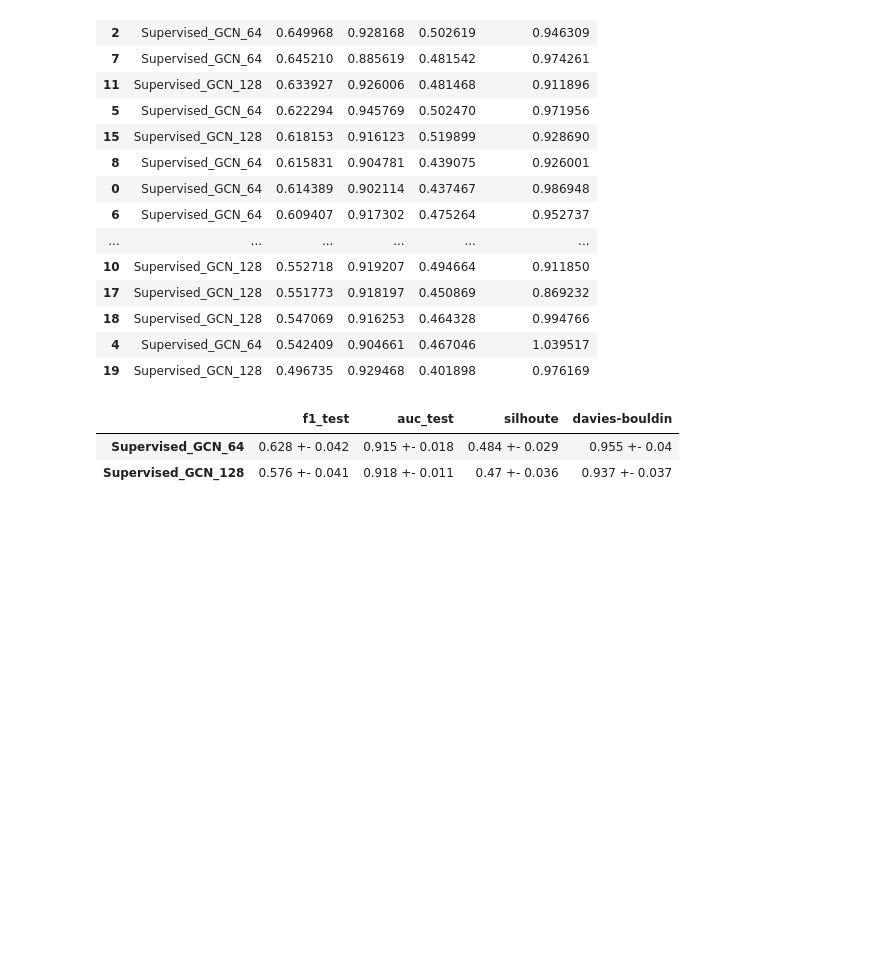
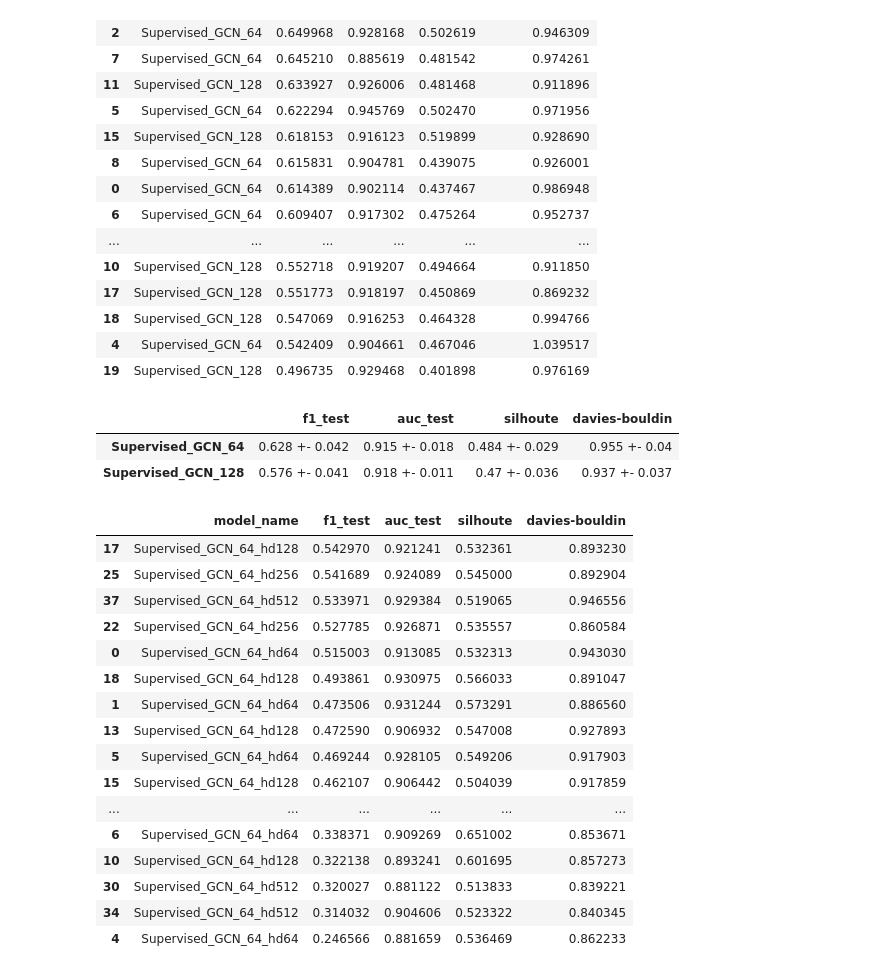
Before and after one commit to kaszycaO/representation-project, a Jupyter notebook: Summary.ipynb, the cells around one changed output. Saved outputs shown, nothing was run; the diff lists cells and outputs as text; code cells hidden in the pictures; blank space fills up the shorter version.

Commit message:
GCN experiments

```diff
--- a/Summary.ipynb
+++ b/Summary.ipynb
@@ -200,3 +200,24 @@ generate_gcn_summary(df, results_path=RESULTS_PATH)
 |  | f1_test | auc_test | silhoute | davies-bouldin |
 | Supervised_GCN_64 | 0.628 +- 0.042 | 0.915 +- 0.018 | 0.484 +- 0.029 | 0.955 +- 0.04 |
 | Supervised_GCN_128 | 0.576 +- 0.041 | 0.918 +- 0.011 | 0.47 +- 0.036 | 0.937 +- 0.037 |
+# %%
+df = pd.read_csv(RESULTS_PATH / "gcn_experiment_hidden_dim.csv")
+df.sort_values(by="f1_test", ascending=False)
+# %% [output]
+|  | model_name | f1_test | auc_test | silhoute | davies-bouldin |
+| 17 | Supervised_GCN_64_hd128 | 0.542970 | 0.921241 | 0.532361 | 0.893230 |
+| 25 | Supervised_GCN_64_hd256 | 0.541689 | 0.924089 | 0.545000 | 0.892904 |
+| 37 | Supervised_GCN_64_hd512 | 0.533971 | 0.929384 | 0.519065 | 0.946556 |
+| 22 | Supervised_GCN_64_hd256 | 0.527785 | 0.926871 | 0.535557 | 0.860584 |
+| 0 | Supervised_GCN_64_hd64 | 0.515003 | 0.913085 | 0.532313 | 0.943030 |
+| 18 | Supervised_GCN_64_hd128 | 0.493861 | 0.930975 | 0.566033 | 0.891047 |
+| 1 | Supervised_GCN_64_hd64 | 0.473506 | 0.931244 | 0.573291 | 0.886560 |
+| 13 | Supervised_GCN_64_hd128 | 0.472590 | 0.906932 | 0.547008 | 0.927893 |
+| 5 | Supervised_GCN_64_hd64 | 0.469244 | 0.928105 | 0.549206 | 0.917903 |
+| 15 | Supervised_GCN_64_hd128 | 0.462107 | 0.906442 | 0.504039 | 0.917859 |
+| ... | ... | ... | ... | ... | ... |
+| 6 | Supervised_GCN_64_hd64 | 0.338371 | 0.909269 | 0.651002 | 0.853671 |
+| 10 | Supervised_GCN_64_hd128 | 0.322138 | 0.893241 | 0.601695 | 0.857273 |
+| 30 | Supervised_GCN_64_hd512 | 0.320027 | 0.881122 | 0.513833 | 0.839221 |
+| 34 | Supervised_GCN_64_hd512 | 0.314032 | 0.904606 | 0.523322 | 0.840345 |
+| 4 | Supervised_GCN_64_hd64 | 0.246566 | 0.881659 | 0.536469 | 0.862233 |
```
Also changed, not shown: parts of 1 cell of this notebook, 2 other files.
